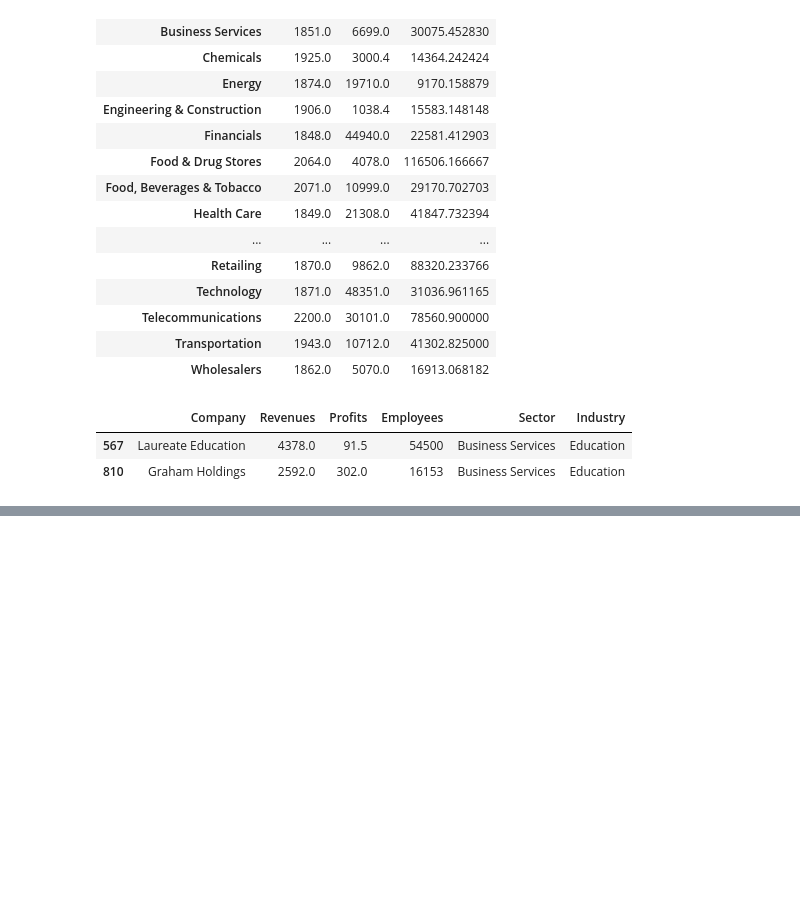
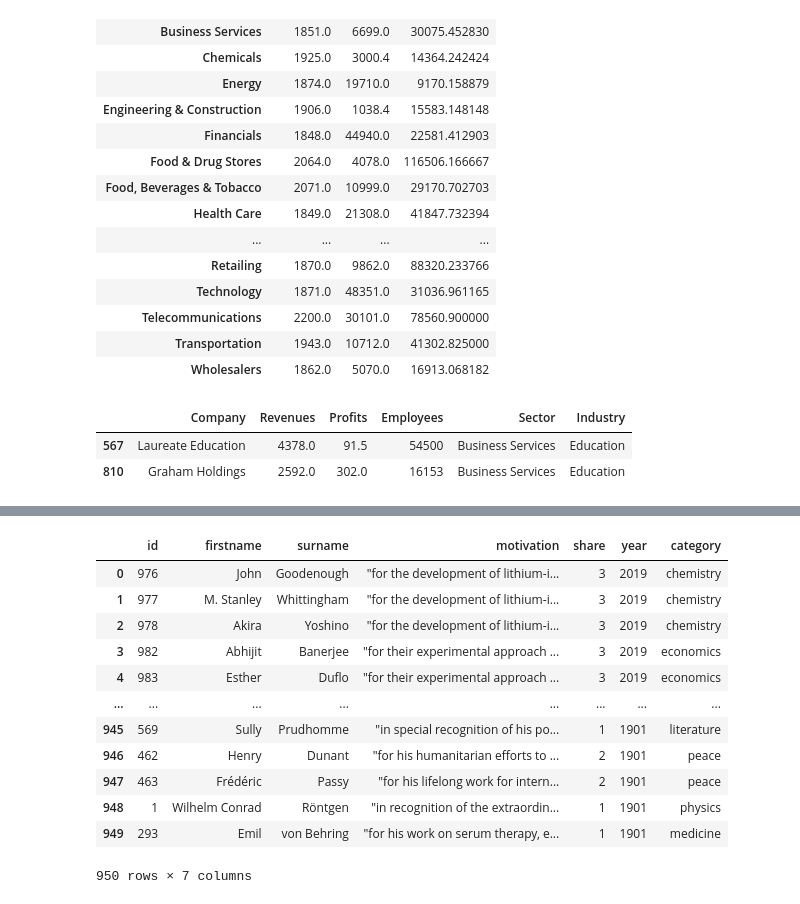
Before and after one commit to singamravibabu/dt-batch13, a Jupyter notebook: 08_misc.ipynb, the cells around one changed output, grey strips where cells are left out. Drawn from its saved outputs; the diff is of its cells as text; code cells hidden in the pictures; blank space fills up the shorter version.

Commit message:
08 nobel files

```diff
--- a/08_misc.ipynb
+++ b/08_misc.ipynb
@@ -395,0 +1069,2 @@ sector_and_industry.get_group(("Business Services", "Education"))
+# %%
+nobel = pd.read_json("nobel.json")
@@ -395,0 +1216,21 @@ sector_and_industry.get_group(("Business Services", "Education"))
+# %%
+full_winners = pd.json_normalize(
+    data=nobel["prizes"],
+    record_path="laureates",
+    meta=["year", "category"]
+)
+full_winners
+# %% [output]
+|  | id | firstname | surname | motivation | share | year | category |
+| 0 | 976 | John | Goodenough | "for the development of lithium-i... | 3 | 2019 | chemistry |
+| 1 | 977 | M. Stanley | Whittingham | "for the development of lithium-i... | 3 | 2019 | chemistry |
+| 2 | 978 | Akira | Yoshino | "for the development of lithium-i... | 3 | 2019 | chemistry |
+| 3 | 982 | Abhijit | Banerjee | "for their experimental approach ... | 3 | 2019 | economics |
+| 4 | 983 | Esther | Duflo | "for their experimental approach ... | 3 | 2019 | economics |
+| ... | ... | ... | ... | ... | ... | ... | ... |
+| 945 | 569 | Sully | Prudhomme | "in special recognition of his po... | 1 | 1901 | literature |
+| 946 | 462 | Henry | Dunant | "for his humanitarian efforts to ... | 2 | 1901 | peace |
+| 947 | 463 | Frédéric | Passy | "for his lifelong work for intern... | 2 | 1901 | peace |
+| 948 | 1 | Wilhelm Conrad | Röntgen | "in recognition of the extraordin... | 1 | 1901 | physics |
+| 949 | 293 | Emil | von Behring | "for his work on serum therapy, e... | 1 | 1901 | medicine |
+950 rows × 7 columns
```
Also changed, not shown: parts of 75 cells of this notebook, 1 other file.
